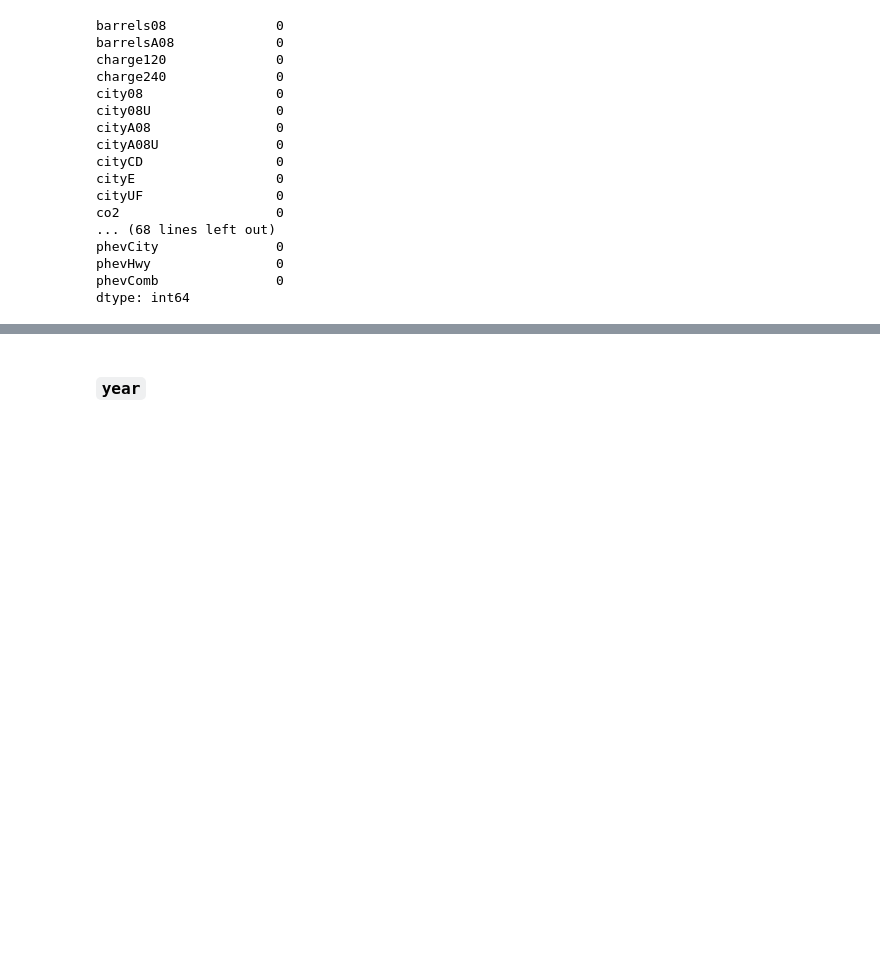
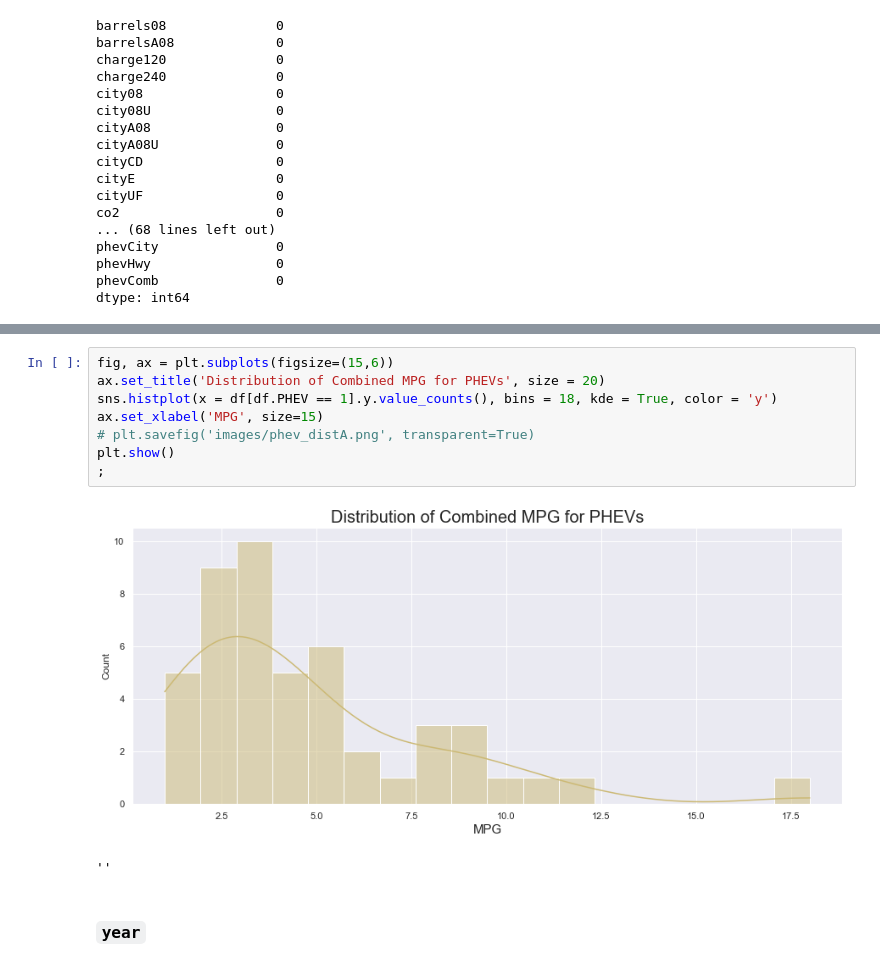
Before and after one commit to mike-flanagan/vehicle_fuel_economy_analysis_neuralnet, a Jupyter notebook: MPG_EDA.ipynb, the cells around one changed output, grey strips where cells are left out. Drawn from its saved outputs; the diff is of its cells as text; blank space fills up the shorter version.

```diff
--- a/MPG_EDA.ipynb
+++ b/MPG_EDA.ipynb
@@ -314,3 +531,14 @@ dtype: int64
+# %%
+fig, ax = plt.subplots(figsize=(15,6))
+ax.set_title('Distribution of Combined MPG for PHEVs', size = 20)
+sns.histplot(x = df[df.PHEV == 1].y.value_counts(), bins = 18, kde = True, color = 'y')
+ax.set_xlabel('MPG', size=15)
+# plt.savefig('images/phev_distA.png', transparent=True)
+plt.show()
+;
+# %% [output]
+[figure, added]
+''
 # %% [markdown]
 ### `year`
 # %% [markdown]
```
Also changed, not shown: parts of 47 cells of this notebook, 4 other files.
